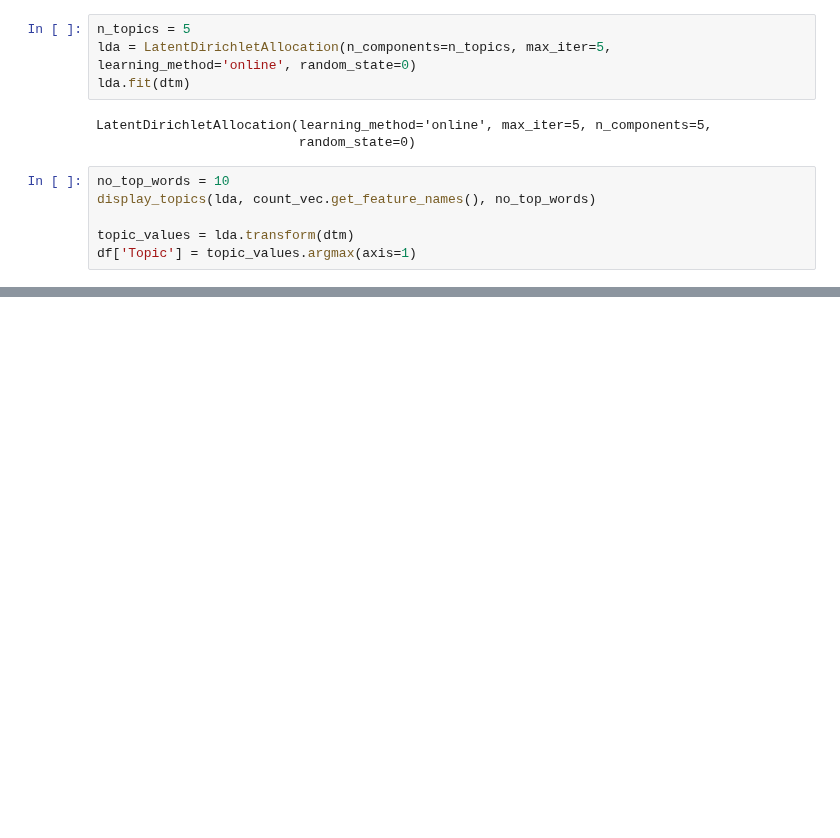
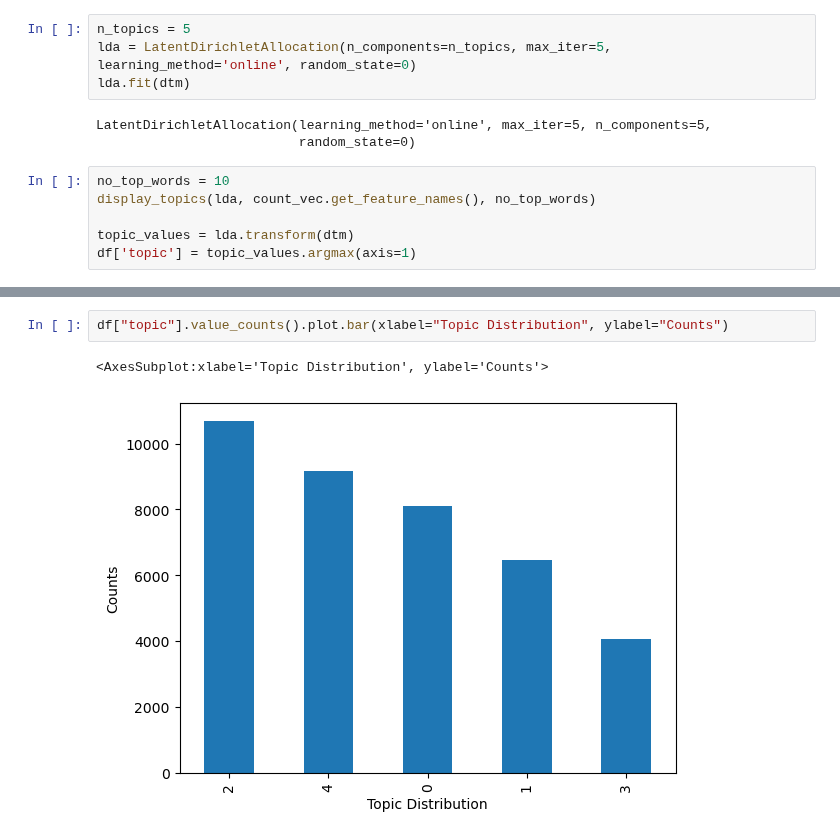
Before and after one commit to MaukanMir/NLP-Facebook-Reviews, a Jupyter notebook: training.ipynb, the cells around one changed output, grey strips where cells are left out. Cells and saved outputs as stored; diff of their text form; blank space fills up the shorter version.

```diff
--- a/training.ipynb
+++ b/training.ipynb
@@ -233,4 +233,4 @@ no_top_words = 10
 display_topics(lda, count_vec.get_feature_names(), no_top_words)
 
 topic_values = lda.transform(dtm)
-df['Topic'] = topic_values.argmax(axis=1)
+df['topic'] = topic_values.argmax(axis=1)
@@ -236,0 +253,5 @@ df['Topic'] = topic_values.argmax(axis=1)
+# %%
+df["topic"].value_counts().plot.bar(xlabel="Topic Distribution", ylabel="Counts")
+# %% [output]
+<AxesSubplot:xlabel='Topic Distribution', ylabel='Counts'>
+[figure, added]
```
Also changed, not shown: parts of 1 cell of this notebook.
